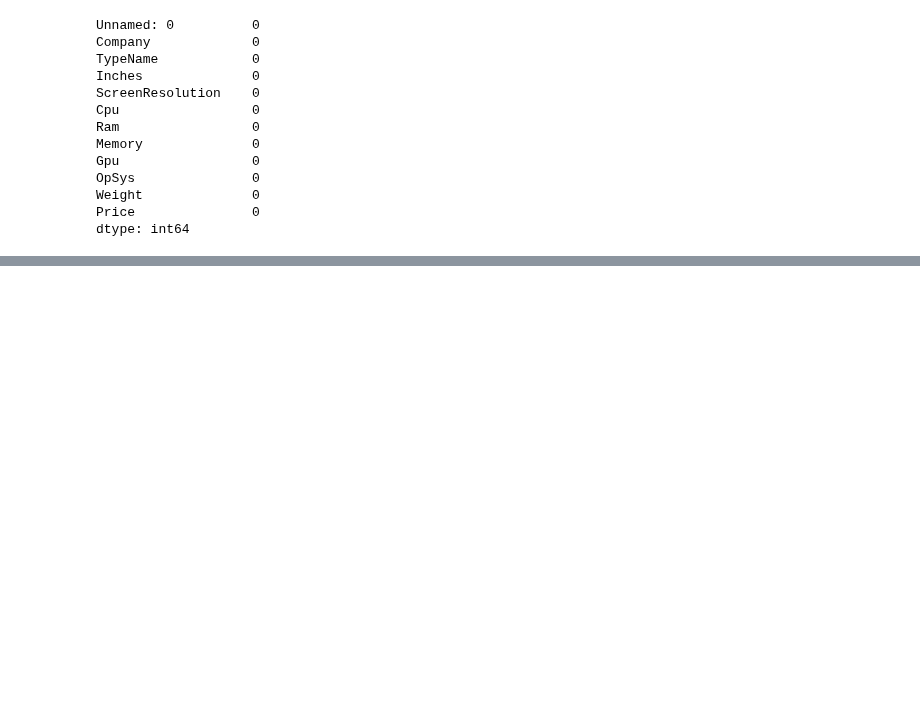
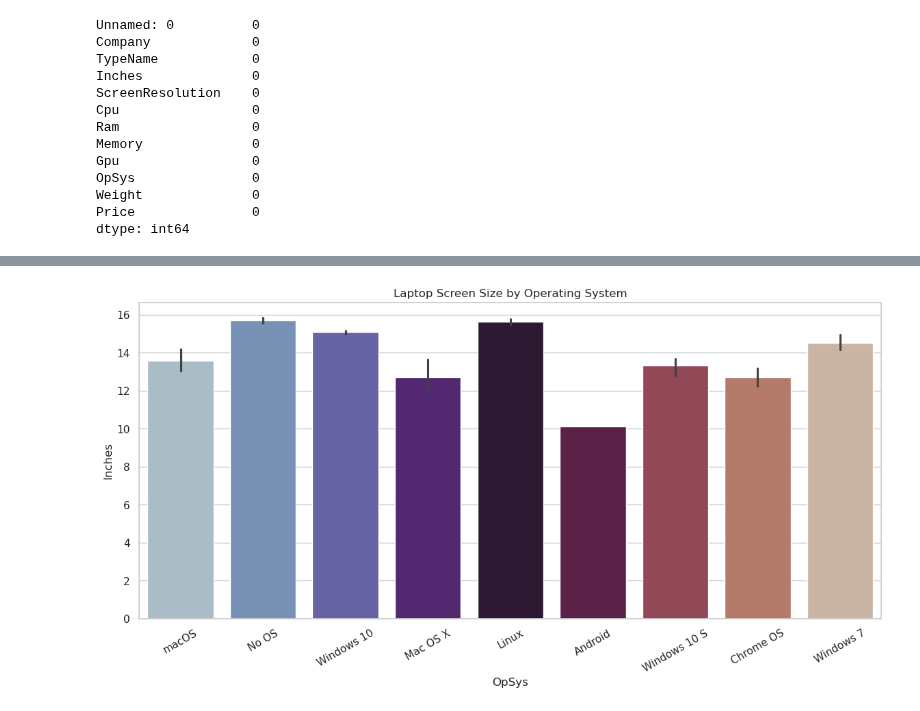
Before and after one commit to Ddasunsandeepa/laptop_price_predictor_project, a Jupyter notebook: notebooks/FC212017-Dasun/Data_Preprocessing.ipynb, the cells around one changed output, grey strips where cells are left out. Saved outputs shown, nothing was run; the diff lists cells and outputs as text; code cells hidden in the pictures; blank space fills up the shorter version.

```diff
--- a/notebooks/FC212017-Dasun/Data_Preprocessing.ipynb
+++ b/notebooks/FC212017-Dasun/Data_Preprocessing.ipynb
@@ -51,0 +177,8 @@ dtype: int64
+# %%
+plt.figure(figsize=(14,6))
+sns.barplot(x='OpSys', y='Inches', data=df, palette='twilight')
+plt.title("Laptop Screen Size by Operating System")
+plt.xticks(rotation=30)
+plt.show()
+# %% [output]
+[figure, added]
```
Also changed, not shown: parts of 17 cells of this notebook.
